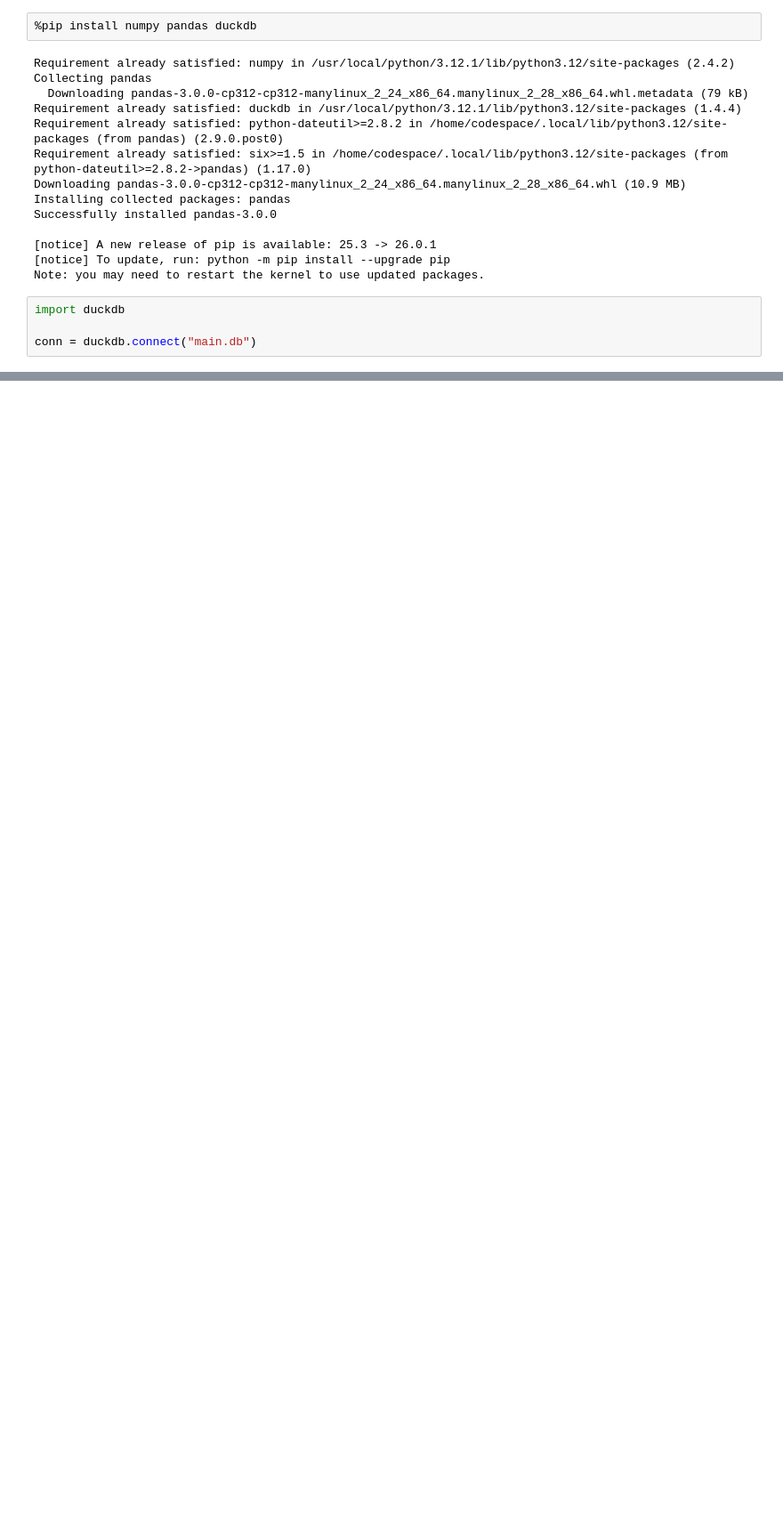
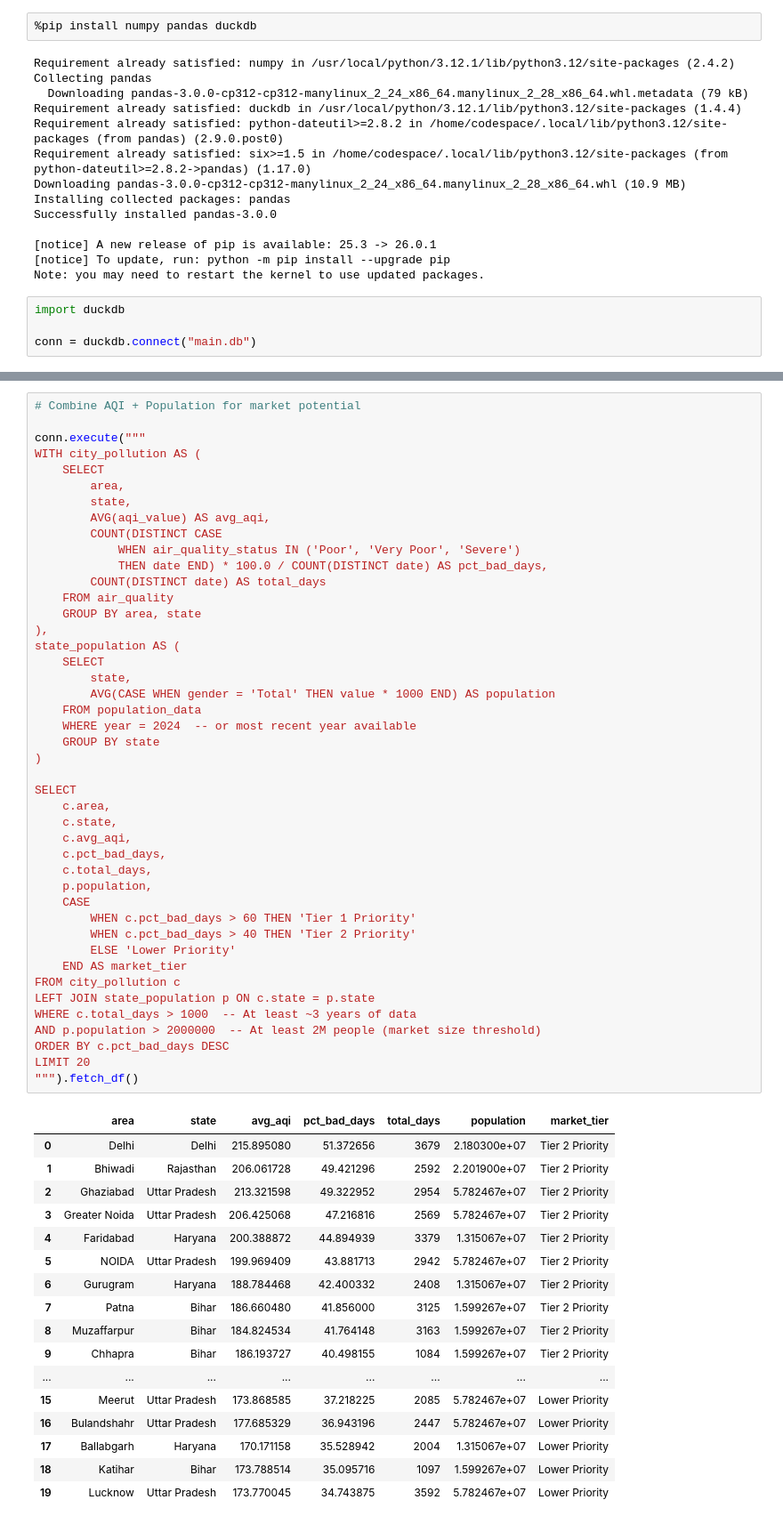
Before and after one commit to Joyan9/Product-Market-Fit-Analysis---Case-Study, a Jupyter notebook: SQL_Questions/Exploratory_Analysis.ipynb, the cells around one changed output, grey strips where cells are left out. Shown at 89% size. Saved outputs shown, nothing was run; the diff lists cells and outputs as text; blank space fills up the shorter version.

```diff
--- a/SQL_Questions/Exploratory_Analysis.ipynb
+++ b/SQL_Questions/Exploratory_Analysis.ipynb
@@ -104,0 +274,62 @@ ORDER BY area, num_of_days DESC
+# %%
+# Combine AQI + Population for market potential
+
+conn.execute("""
+WITH city_pollution AS (
+    SELECT
+        area,
+        state,
+        AVG(aqi_value) AS avg_aqi,
+        COUNT(DISTINCT CASE
+            WHEN air_quality_status IN ('Poor', 'Very Poor', 'Severe')
+            THEN date END) * 100.0 / COUNT(DISTINCT date) AS pct_bad_days,
+        COUNT(DISTINCT date) AS total_days
+    FROM air_quality
+    GROUP BY area, state
+),
+state_population AS (
+    SELECT
+        state,
+        AVG(CASE WHEN gender = 'Total' THEN value * 1000 END) AS population
+    FROM population_data
+    WHERE year = 2024  -- or most recent year available
+    GROUP BY state
+)
+
+SELECT
+    c.area,
+    c.state,
+    c.avg_aqi,
+    c.pct_bad_days,
+    c.total_days,
+    p.population,
+    CASE
+        WHEN c.pct_bad_days > 60 THEN 'Tier 1 Priority'
+        WHEN c.pct_bad_days > 40 THEN 'Tier 2 Priority'
+        ELSE 'Lower Priority'
+    END AS market_tier
+FROM city_pollution c
+LEFT JOIN state_population p ON c.state = p.state
+WHERE c.total_days > 1000  -- At least ~3 years of data
+AND p.population > 2000000  -- At least 2M people (market size threshold)
+ORDER BY c.pct_bad_days DESC
+LIMIT 20
+""").fetch_df()
+# %% [output]
+|  | area | state | avg_aqi | pct_bad_days | total_days | population | market_tier |
+| 0 | Delhi | Delhi | 215.895080 | 51.372656 | 3679 | 2.180300e+07 | Tier 2 Priority |
+| 1 | Bhiwadi | Rajasthan | 206.061728 | 49.421296 | 2592 | 2.201900e+07 | Tier 2 Priority |
+| 2 | Ghaziabad | Uttar Pradesh | 213.321598 | 49.322952 | 2954 | 5.782467e+07 | Tier 2 Priority |
+| 3 | Greater Noida | Uttar Pradesh | 206.425068 | 47.216816 | 2569 | 5.782467e+07 | Tier 2 Priority |
+| 4 | Faridabad | Haryana | 200.388872 | 44.894939 | 3379 | 1.315067e+07 | Tier 2 Priority |
+| 5 | NOIDA | Uttar Pradesh | 199.969409 | 43.881713 | 2942 | 5.782467e+07 | Tier 2 Priority |
+| 6 | Gurugram | Haryana | 188.784468 | 42.400332 | 2408 | 1.315067e+07 | Tier 2 Priority |
+| 7 | Patna | Bihar | 186.660480 | 41.856000 | 3125 | 1.599267e+07 | Tier 2 Priority |
+| 8 | Muzaffarpur | Bihar | 184.824534 | 41.764148 | 3163 | 1.599267e+07 | Tier 2 Priority |
+| 9 | Chhapra | Bihar | 186.193727 | 40.498155 | 1084 | 1.599267e+07 | Tier 2 Priority |
+| ... | ... | ... | ... | ... | ... | ... | ... |
+| 15 | Meerut | Uttar Pradesh | 173.868585 | 37.218225 | 2085 | 5.782467e+07 | Lower Priority |
+| 16 | Bulandshahr | Uttar Pradesh | 177.685329 | 36.943196 | 2447 | 5.782467e+07 | Lower Priority |
+| 17 | Ballabgarh | Haryana | 170.171158 | 35.528942 | 2004 | 1.315067e+07 | Lower Priority |
+| 18 | Katihar | Bihar | 173.788514 | 35.095716 | 1097 | 1.599267e+07 | Lower Priority |
+| 19 | Lucknow | Uttar Pradesh | 173.770045 | 34.743875 | 3592 | 5.782467e+07 | Lower Priority |
```
Also changed, not shown: parts of 11 cells of this notebook, 1 other file.
